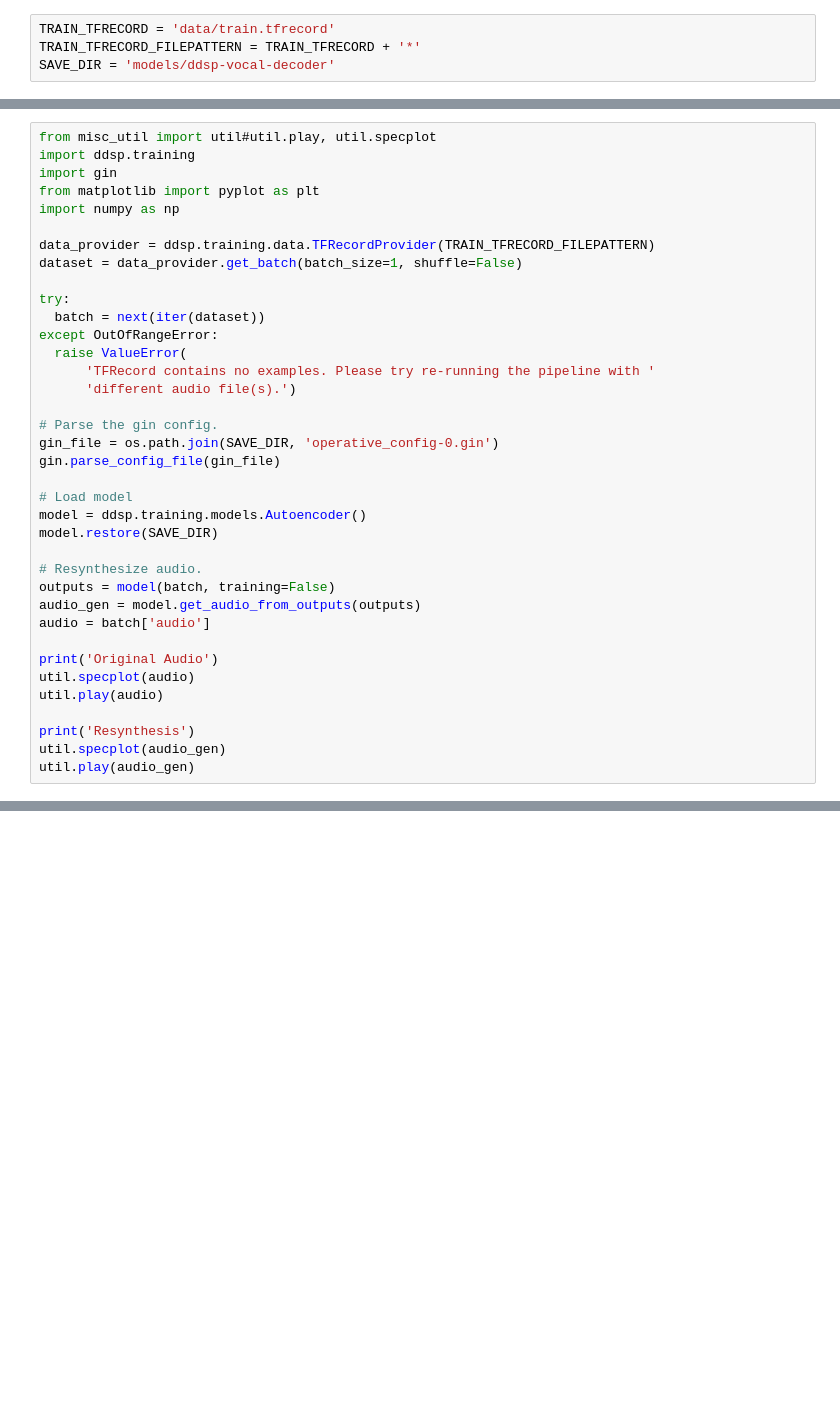
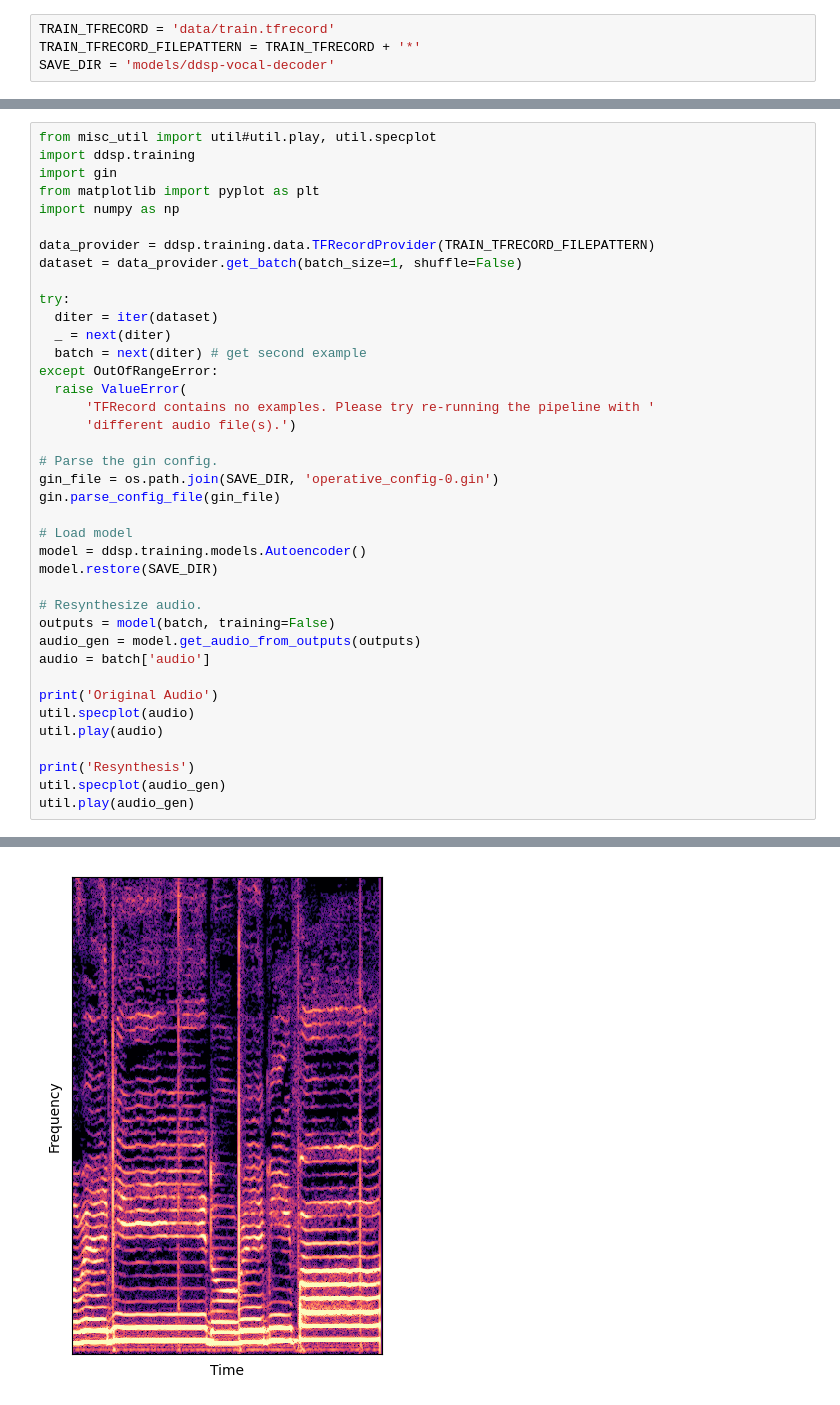
Before and after one commit to theloni-monk/vocal-timbre-transfer, a Jupyter notebook: train_model_vocalsyn.ipynb, the cells around one changed output, grey strips where cells are left out. Saved outputs shown, nothing was run; the diff lists cells and outputs as text; blank space fills up the shorter version.

```diff
--- a/train_model_vocalsyn.ipynb
+++ b/train_model_vocalsyn.ipynb
@@ -86,7 +69,9 @@ data_provider = ddsp.training.data.TFRecordProvider(TRAIN_TFRECORD_FILEPATTERN)
 dataset = data_provider.get_batch(batch_size=1, shuffle=False)
 
 try:
-  batch = next(iter(dataset))
+  diter = iter(dataset)
+  _ = next(diter)
+  batch = next(diter) # get second example
 except OutOfRangeError:
   raise ValueError(
       'TFRecord contains no examples. Please try re-running the pipeline with '
@@ -112,3 +97,4 @@ util.play(audio)
 print('Resynthesis')
 util.specplot(audio_gen)
 util.play(audio_gen)
+# %% [output]
@@ -114,0 +105 @@ util.play(audio_gen)
+[figure, added]
```
Also changed, not shown: parts of 6 cells of this notebook, 27 other files.
